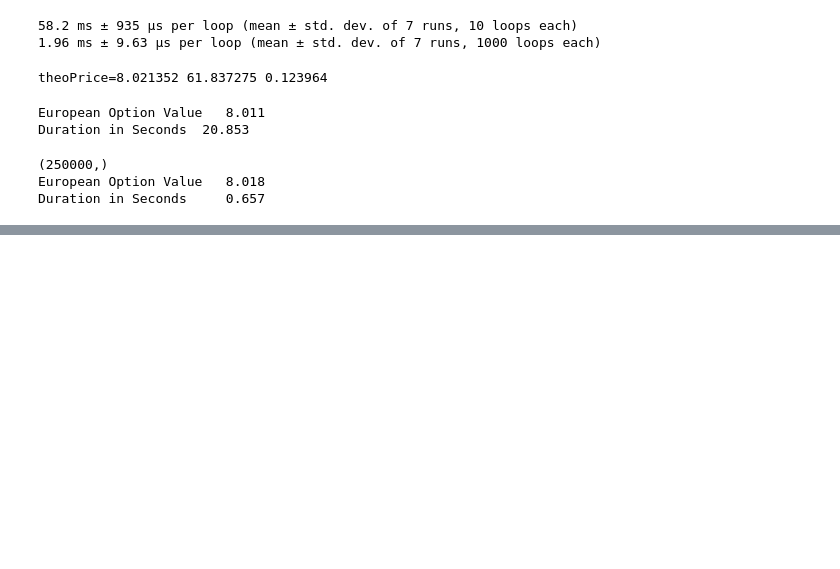
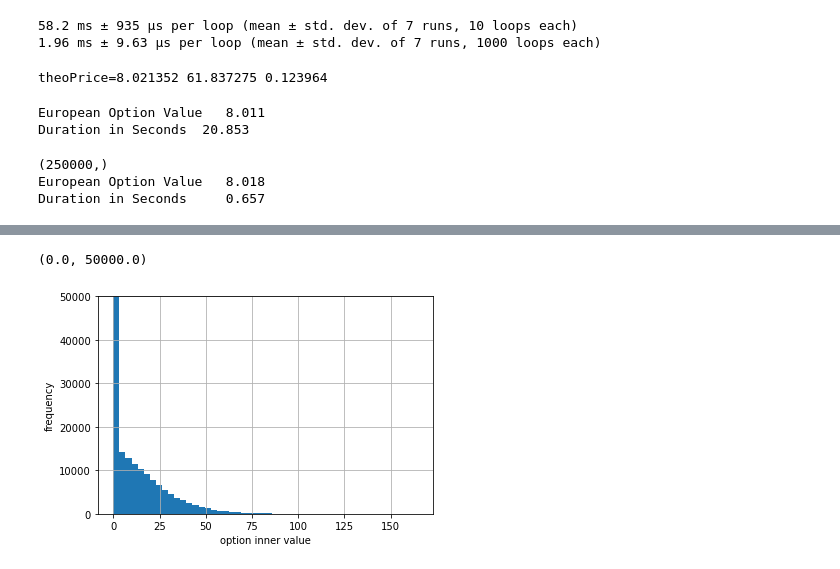
Before and after one commit to ggwhsd/PythonPractice, a Jupyter notebook: QuantPractice/金融python学习.ipynb, the cells around one changed output, grey strips where cells are left out. Saved outputs shown, nothing was run; the diff lists cells and outputs as text; code cells hidden in the pictures; blank space fills up the shorter version.

```diff
--- a/QuantPractice/金融python学习.ipynb
+++ b/QuantPractice/金融python学习.ipynb
@@ -254,0 +275,12 @@ Duration in Seconds     0.657
+# %%
+#第七课 3
+#期权期末内在价值的图
+
+plt.hist(np.maximum(S[-1] - K, 0), bins=50)
+plt.grid(True)
+plt.xlabel('option inner value')
+plt.ylabel('frequency')
+plt.ylim(0, 50000)
+# %% [output]
+(0.0, 50000.0)
+[figure, added]
```
Also changed, not shown: parts of 4 cells of this notebook.
